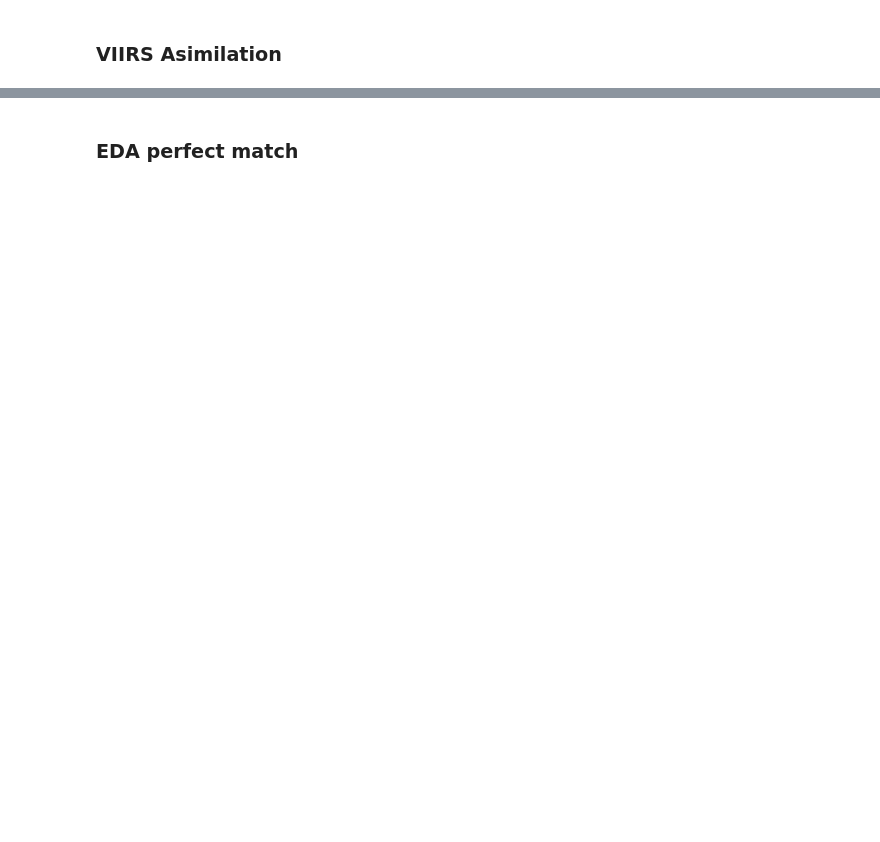
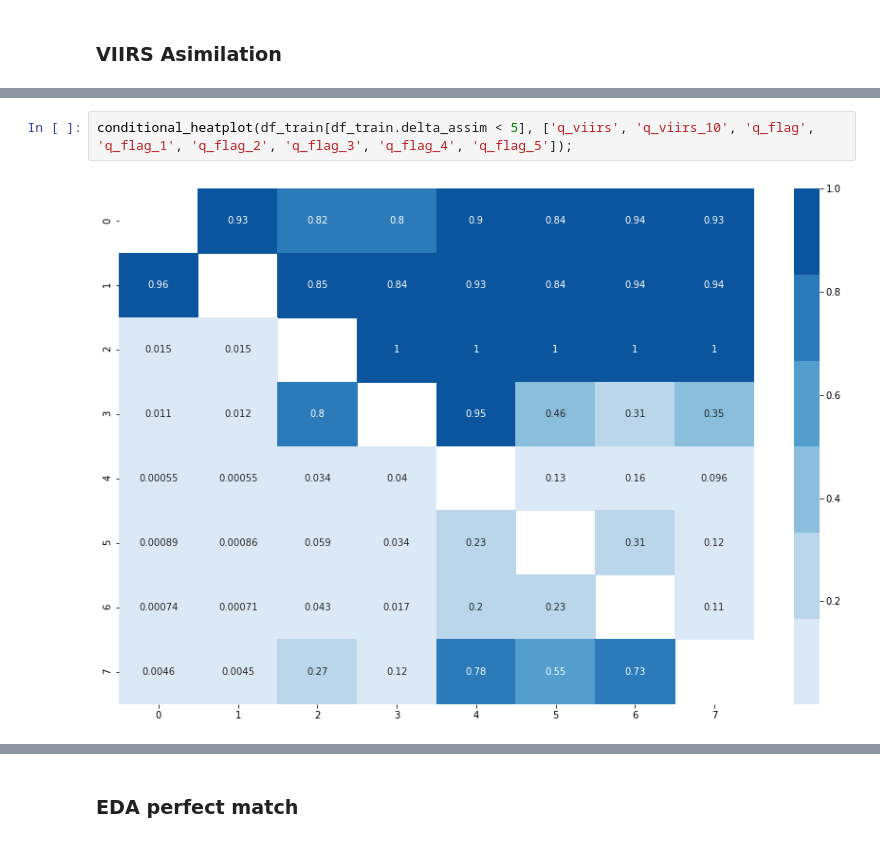
Before and after one commit to ICESAT-2HackWeek/CloudMask, a Jupyter notebook: CloudMask.ipynb, the cells around one changed output, grey strips where cells are left out. Cells and saved outputs as stored; diff of their text form; blank space fills up the shorter version.

```diff
--- a/CloudMask.ipynb
+++ b/CloudMask.ipynb
@@ -417,0 +455,4 @@ df.head()
+# %%
+conditional_heatplot(df_train[df_train.delta_assim < 5], ['q_viirs', 'q_viirs_10', 'q_flag', 'q_flag_1', 'q_flag_2', 'q_flag_3', 'q_flag_4', 'q_flag_5']);
+# %% [output]
+[figure, added]
```
Also changed, not shown: parts of 117 cells of this notebook.
